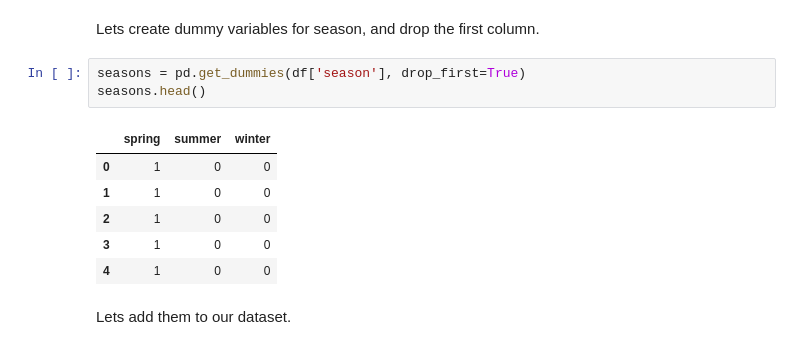
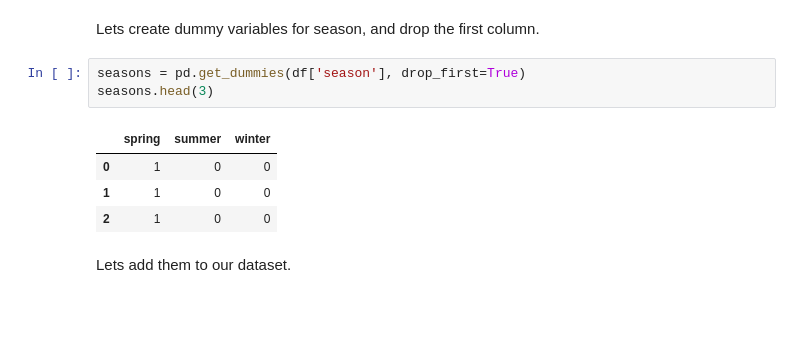
Before and after one commit to hendrauzia/ljmu-bsa, a Jupyter notebook: Bike Sharing Model.ipynb, the cells around one changed output. Cells and saved outputs as stored; diff of their text form; blank space fills up the shorter version.

```diff
--- a/Bike Sharing Model.ipynb
+++ b/Bike Sharing Model.ipynb
@@ -425,14 +420,12 @@ A general formula of total dummy variables is: `k-1`, therefore given our datase
 Lets create dummy variables for season, and drop the first column.
 # %%
 seasons = pd.get_dummies(df['season'], drop_first=True)
-seasons.head()
+seasons.head(3)
 # %% [output]
 |  | spring | summer | winter |
 | 0 | 1 | 0 | 0 |
 | 1 | 1 | 0 | 0 |
 | 2 | 1 | 0 | 0 |
-| 3 | 1 | 0 | 0 |
-| 4 | 1 | 0 | 0 |
 # %% [markdown]
 Lets add them to our dataset.
 # %%
```
Also changed, not shown: parts of 85 cells of this notebook.
